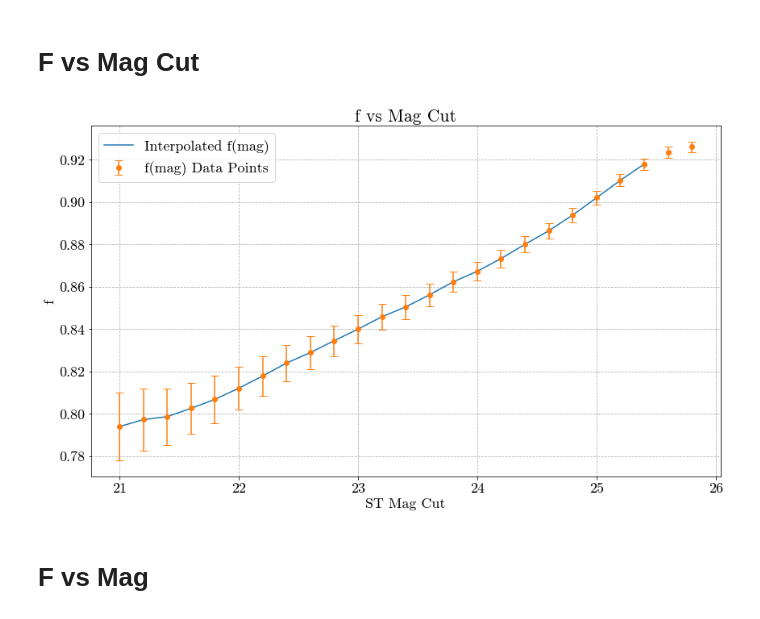
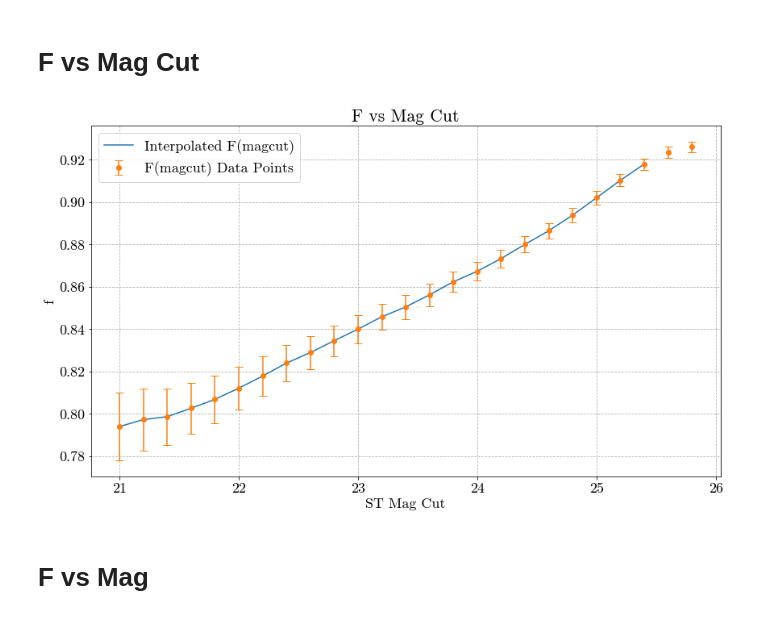
Before and after one commit to veome22/superbit_neff, a Jupyter notebook: neff_extrapolation_test.ipynb, the cells around one changed output. Saved outputs shown, nothing was run; the diff lists cells and outputs as text; code cells hidden in the pictures.

```diff
--- a/neff_extrapolation_test.ipynb
+++ b/neff_extrapolation_test.ipynb
@@ -103,20 +104,21 @@ f_magcut = interp1d(mags, magcut)
 # %%
 plt.figure(figsize=(14,8))
 
 # Plot the interpolated function
 x = np.arange(MAG_MIN, MAG_MAX-0.5, 0.2)
-plt.plot(x, f_magcut(x), label='Interpolated f(mag)')
+plt.plot(x, f_magcut(x), label='Interpolated F(magcut)')
 
 # Plot the data points
-plt.errorbar(mags, magcut, yerr=magcut_err,fmt='o', label='f(mag) Data Points')
+plt.errorbar(mags, magcut, yerr=magcut_err,fmt='o', label='F(magcut) Data Points')
 
-plt.title("f vs Mag Cut")
+plt.title("F vs Mag Cut")
 plt.xlabel("ST Mag Cut")
 plt.ylabel('f')
 plt.legend()
 plt.grid(linestyle='--')
+# plt.savefig(DIRECTORY+'f_integrated.png')
 # %% [output]
-[figure, old version]
+[figure, new version]
 # %% [markdown]
 # F vs Mag
 # %%
```
Also changed, not shown: parts of 13 cells of this notebook.
